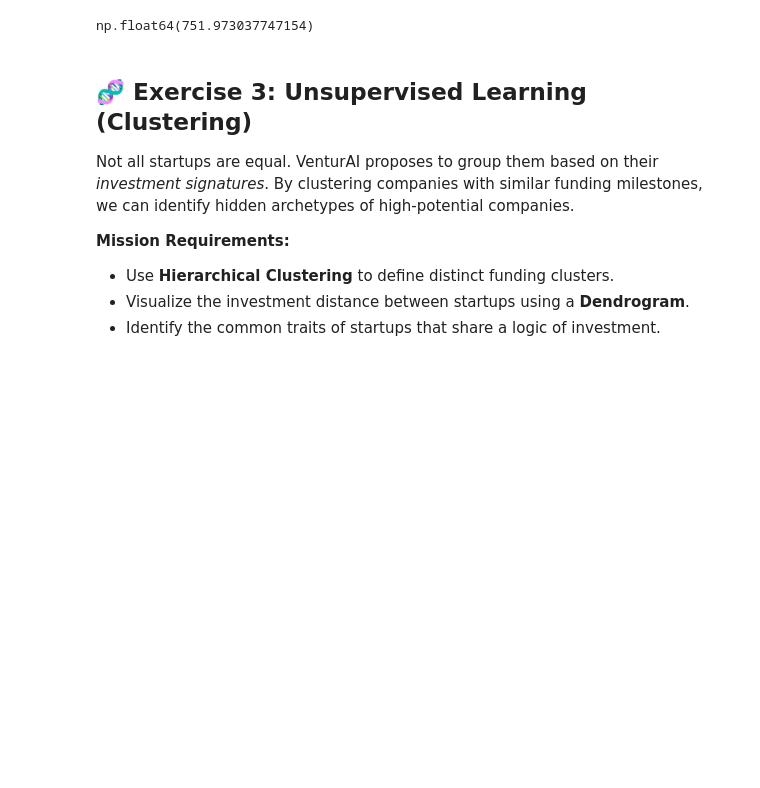
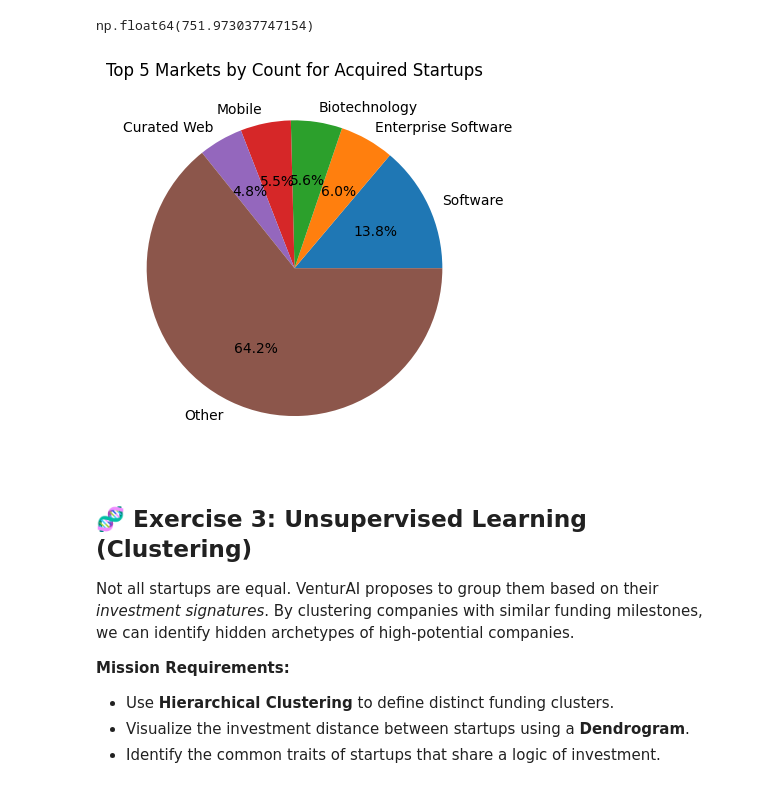
Before and after one commit to Theotgir/BIA, a Jupyter notebook: Assignment/Assignment_2026_v1.1.ipynb, the cells around one changed output. Saved outputs shown, nothing was run; the diff lists cells and outputs as text; code cells hidden in the pictures; blank space fills up the shorter version.

```diff
--- a/Assignment/Assignment_2026_v1.1.ipynb
+++ b/Assignment/Assignment_2026_v1.1.ipynb
@@ -235,9 +235,22 @@ np.float64(751.973037747154)
 # %%
 # Question 6: Create a pie chart showing the top 5 markets by count for acquired startups.
 
 # Your firm wants to see the distribution of startups across markets, but only for those that have achieved "Acquired" status.
 
 # The Catch: Group all other markets into a single category labeled "Other".
+
+acquired = data_venture[data_venture["status"] == "acquired"]
+market_counts = acquired["market"].value_counts()
+other_count = market_counts.iloc[5:].sum()
+market_counts = market_counts.iloc[:5]
+market_counts["Other"] = other_count
+market_counts
+
+plt.pie(market_counts, labels=market_counts.index, autopct='%1.1f%%')
+plt.title("Top 5 Markets by Count for Acquired Startups")
+plt.show()
+# %% [output]
+[figure, added]
 # %%
 # Question 7: Create a line plot showing the annual sum of seed, venture, and round_A funding from the year 2005 to 2014.
 # We need to track how different funding rounds have changed in popularity over time.
```
Also changed, not shown: parts of 1 cell of this notebook.
